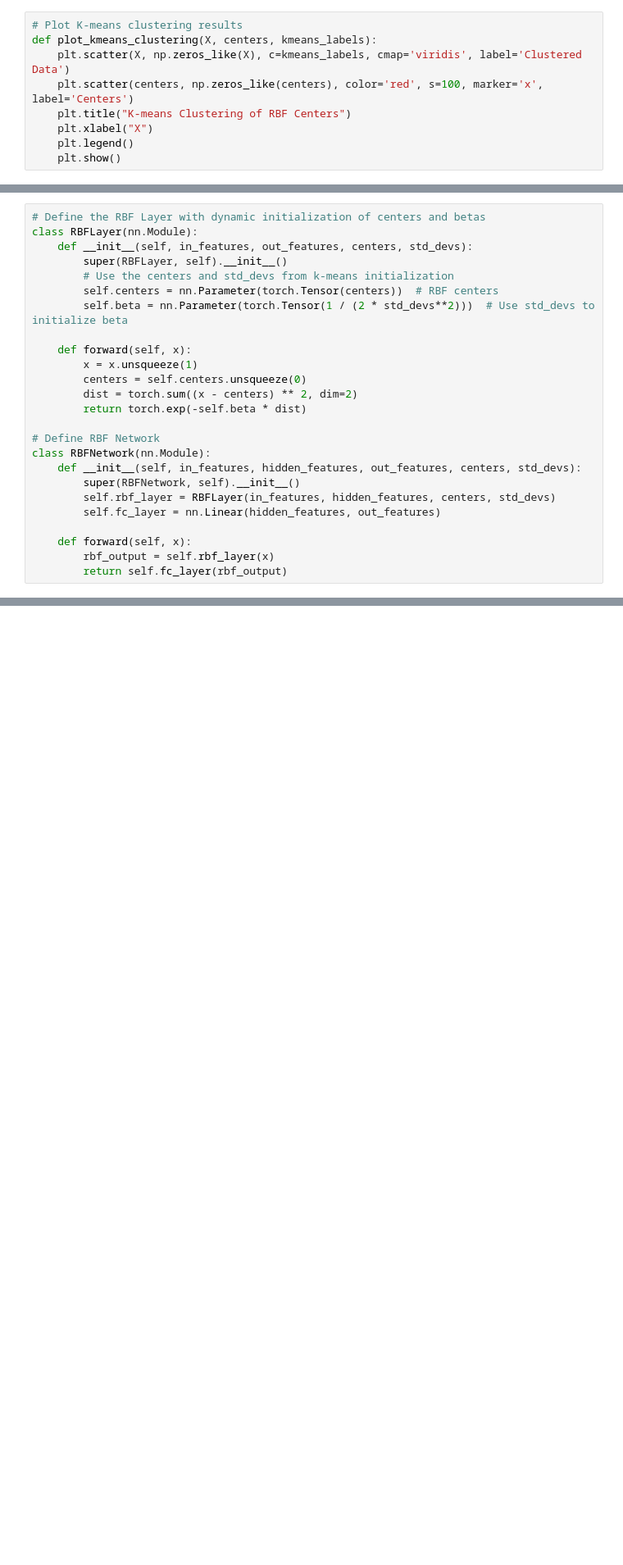
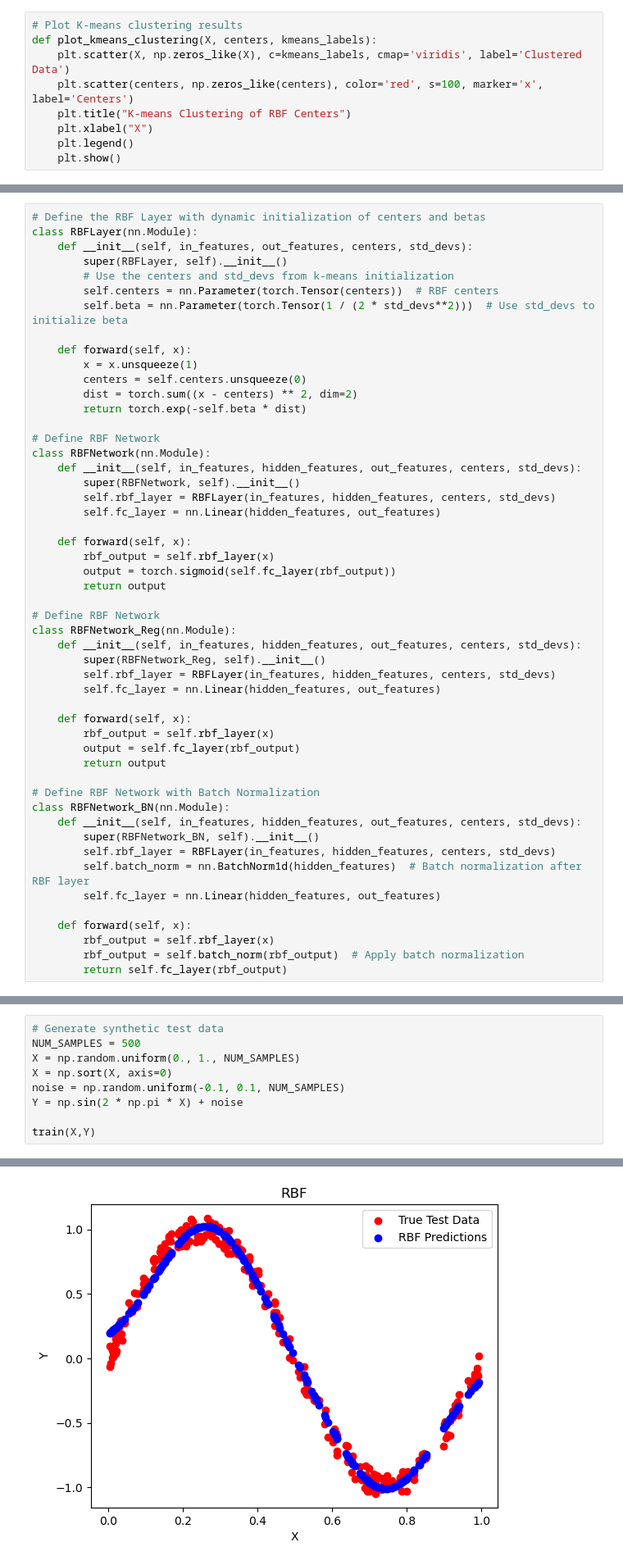
Before and after one commit to mmahdin/Computational-Intelligence-EE-AUT, a Jupyter notebook: lab/5/main.ipynb, the cells around one changed output, grey strips where cells are left out. Shown at 82% size. Cells and saved outputs as stored; diff of their text form; blank space fills up the shorter version.

```diff
--- a/lab/5/main.ipynb
+++ b/lab/5/main.ipynb
@@ -140,5 +145,31 @@ class RBFNetwork(nn.Module):
 
     def forward(self, x):
         rbf_output = self.rbf_layer(x)
+        output = torch.sigmoid(self.fc_layer(rbf_output))
+        return output
+
+# Define RBF Network
+class RBFNetwork_Reg(nn.Module):
+    def __init__(self, in_features, hidden_features, out_features, centers, std_devs):
+        super(RBFNetwork_Reg, self).__init__()
+        self.rbf_layer = RBFLayer(in_features, hidden_features, centers, std_devs)
+        self.fc_layer = nn.Linear(hidden_features, out_features)
+
+    def forward(self, x):
+        rbf_output = self.rbf_layer(x)
+        output = self.fc_layer(rbf_output)
+        return output
+
+# Define RBF Network with Batch Normalization
+class RBFNetwork_BN(nn.Module):
+    def __init__(self, in_features, hidden_features, out_features, centers, std_devs):
+        super(RBFNetwork_BN, self).__init__()
+        self.rbf_layer = RBFLayer(in_features, hidden_features, centers, std_devs)
+        self.batch_norm = nn.BatchNorm1d(hidden_features)  # Batch normalization after RBF layer
+        self.fc_layer = nn.Linear(hidden_features, out_features)
+
+    def forward(self, x):
+        rbf_output = self.rbf_layer(x)
+        rbf_output = self.batch_norm(rbf_output)  # Apply batch normalization
         return self.fc_layer(rbf_output)
 # %%
@@ -234,0 +271,10 @@ Epoch [10000/10000], Loss: 0.0066
+# %%
+# Generate synthetic test data
+NUM_SAMPLES = 500
+X = np.random.uniform(0., 1., NUM_SAMPLES)
+X = np.sort(X, axis=0)
+noise = np.random.uniform(-0.1, 0.1, NUM_SAMPLES)
+Y = np.sin(2 * np.pi * X) + noise
+
+train(X,Y)
+# %% [output]
@@ -234,0 +297 @@ Epoch [10000/10000], Loss: 0.0066
+[figure, added]
```
Also changed, not shown: parts of 13 cells of this notebook.
